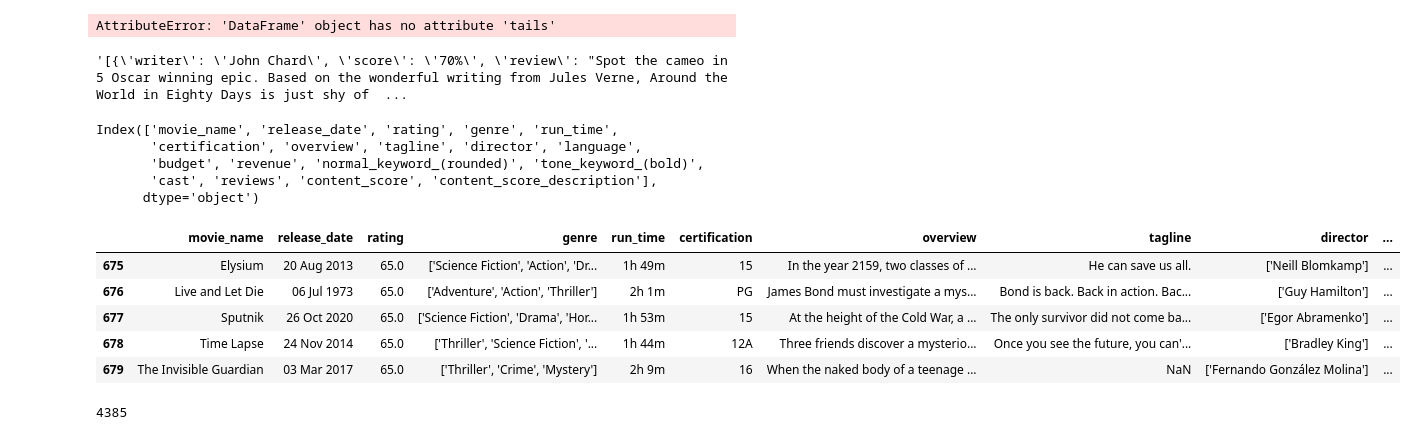
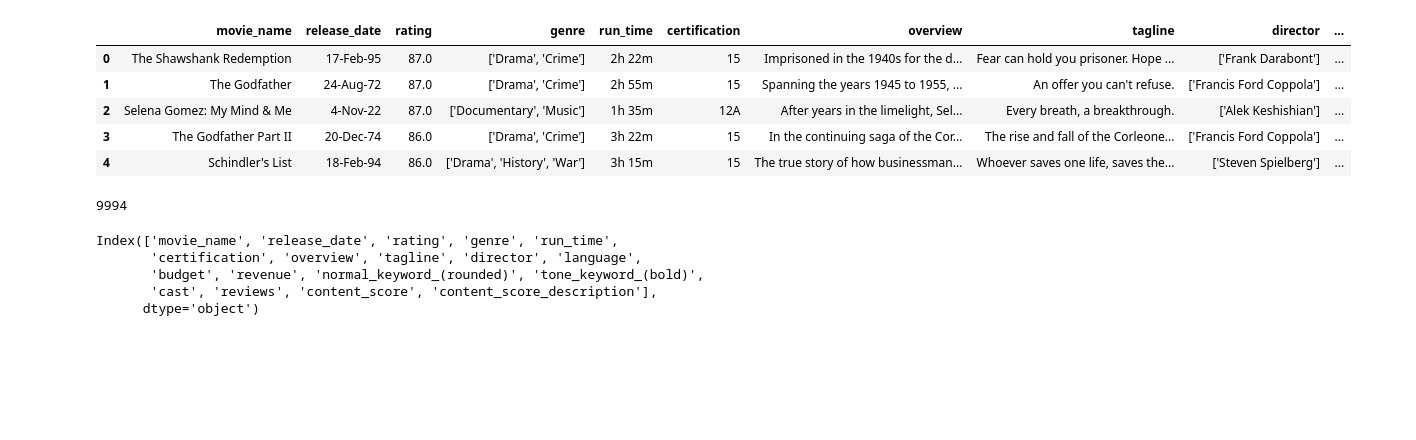
Before and after one commit to Mehrnaz4Hosseini/DataScience, a Jupyter notebook: Project/Phase1/Scrape.ipynb, the cells around one changed output. Drawn from its saved outputs; the diff is of its cells as text; code cells hidden in the pictures; blank space fills up the shorter version.

Commit message:
Add the whole movies dataset

```diff
--- a/Project/Phase1/Scrape.ipynb
+++ b/Project/Phase1/Scrape.ipynb
@@ -276,31 +282,23 @@ KeyboardInterrupt:
-# %%
-df.tails()
-# %% [output]
-AttributeError: 'DataFrame' object has no attribute 'tails'
-# %%
-df['reviews'][0]
-# %% [output]
-'[{\'writer\': \'John Chard\', \'score\': \'70%\', \'review\': "Spot the cameo in 5 Oscar winning epic. Based on the wonderful writing from Jules Verne, Around the World in Eighty Days is just shy of  ...
-# %%
-df.columns
-# %% [output]
-Index(['movie_name', 'release_date', 'rating', 'genre', 'run_time',
-       'certification', 'overview', 'tagline', 'director', 'language',
-       'budget', 'revenue', 'normal_keyword_(rounded)', 'tone_keyword_(bold)',
-       'cast', 'reviews', 'content_score', 'content_score_description'],
-      dtype='object')
 # %%
-data = pd.read_csv('from_293_till_350.csv')
+data = pd.read_csv('movies_data.csv')
 # %%
-data.tail()
+data.head()
 # %% [output]
 |  | movie_name | release_date | rating | genre | run_time | certification | overview | tagline | director | ... |
-| 675 | Elysium | 20 Aug 2013 | 65.0 | ['Science Fiction', 'Action', 'Dr... | 1h 49m | 15 | In the year 2159, two classes of ... | He can save us all. | ['Neill Blomkamp'] | ... |
-| 676 | Live and Let Die | 06 Jul 1973 | 65.0 | ['Adventure', 'Action', 'Thriller'] | 2h 1m | PG | James Bond must investigate a mys... | Bond is back. Back in action. Bac... | ['Guy Hamilton'] | ... |
-| 677 | Sputnik | 26 Oct 2020 | 65.0 | ['Science Fiction', 'Drama', 'Hor... | 1h 53m | 15 | At the height of the Cold War, a ... | The only survivor did not come ba... | ['Egor Abramenko'] | ... |
-| 678 | Time Lapse | 24 Nov 2014 | 65.0 | ['Thriller', 'Science Fiction', '... | 1h 44m | 12A | Three friends discover a mysterio... | Once you see the future, you can'... | ['Bradley King'] | ... |
-| 679 | The Invisible Guardian | 03 Mar 2017 | 65.0 | ['Thriller', 'Crime', 'Mystery'] | 2h 9m | 16 | When the naked body of a teenage ... | NaN | ['Fernando González Molina'] | ... |
+| 0 | The Shawshank Redemption | 17-Feb-95 | 87.0 | ['Drama', 'Crime'] | 2h 22m | 15 | Imprisoned in the 1940s for the d... | Fear can hold you prisoner. Hope ... | ['Frank Darabont'] | ... |
+| 1 | The Godfather | 24-Aug-72 | 87.0 | ['Drama', 'Crime'] | 2h 55m | 15 | Spanning the years 1945 to 1955, ... | An offer you can't refuse. | ['Francis Ford Coppola'] | ... |
+| 2 | Selena Gomez: My Mind & Me | 4-Nov-22 | 87.0 | ['Documentary', 'Music'] | 1h 35m | 12A | After years in the limelight, Sel... | Every breath, a breakthrough. | ['Alek Keshishian'] | ... |
+| 3 | The Godfather Part II | 20-Dec-74 | 86.0 | ['Drama', 'Crime'] | 3h 22m | 15 | In the continuing saga of the Cor... | The rise and fall of the Corleone... | ['Francis Ford Coppola'] | ... |
+| 4 | Schindler's List | 18-Feb-94 | 86.0 | ['Drama', 'History', 'War'] | 3h 15m | 15 | The true story of how businessman... | Whoever saves one life, saves the... | ['Steven Spielberg'] | ... |
 # %%
 len(data)
 # %% [output]
-4385
+9994
+# %%
+data.columns
+# %% [output]
+Index(['movie_name', 'release_date', 'rating', 'genre', 'run_time',
+       'certification', 'overview', 'tagline', 'director', 'language',
+       'budget', 'revenue', 'normal_keyword_(rounded)', 'tone_keyword_(bold)',
+       'cast', 'reviews', 'content_score', 'content_score_description'],
+      dtype='object')
```
Also changed, not shown: parts of 1 cell of this notebook, 2 other files.
